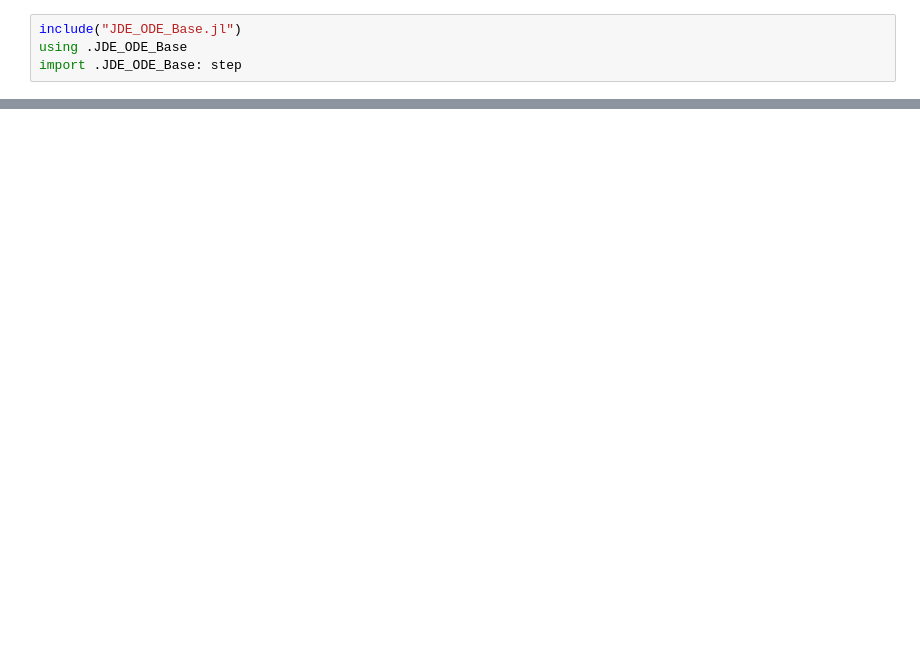
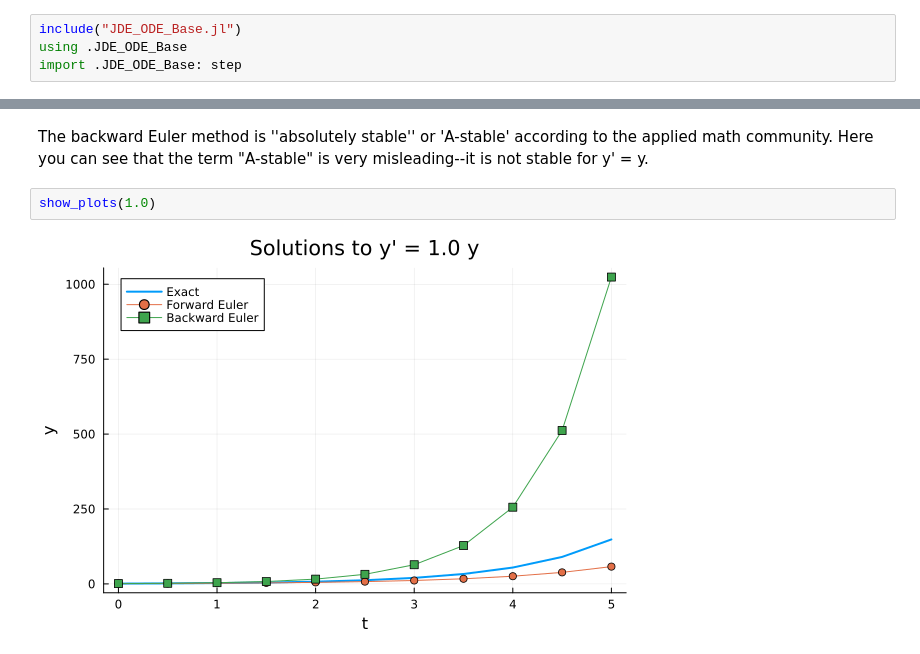
Before and after one commit to IntensiveRock/CHEM-5555, a Jupyter notebook: Numerical Solutions to Differential Equations/BackEuler.ipynb, the cells around one changed output, grey strips where cells are left out. Cells and saved outputs as stored; diff of their text form; blank space fills up the shorter version.

```diff
--- a/Numerical Solutions to Differential Equations/BackEuler.ipynb
+++ b/Numerical Solutions to Differential Equations/BackEuler.ipynb
@@ -35,0 +65,6 @@ step (generic function with 2 methods)
+# %% [markdown]
+The backward Euler method is ''absolutely stable'' or 'A-stable' according to the applied math community. Here you can see that the term "A-stable" is very misleading--it is not stable for y' = y.
+# %%
+show_plots(1.0)
+# %% [output]
+[figure, added]
```
Also changed, not shown: parts of 6 cells of this notebook, 4 other files.
